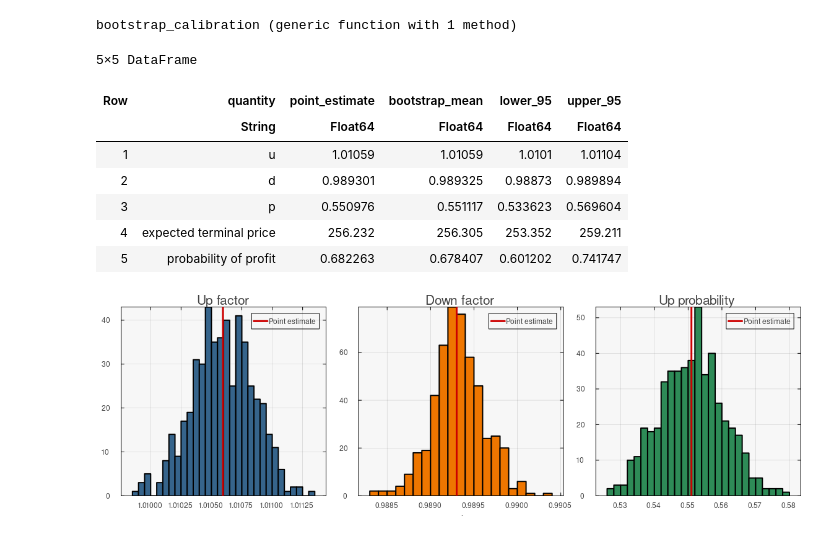
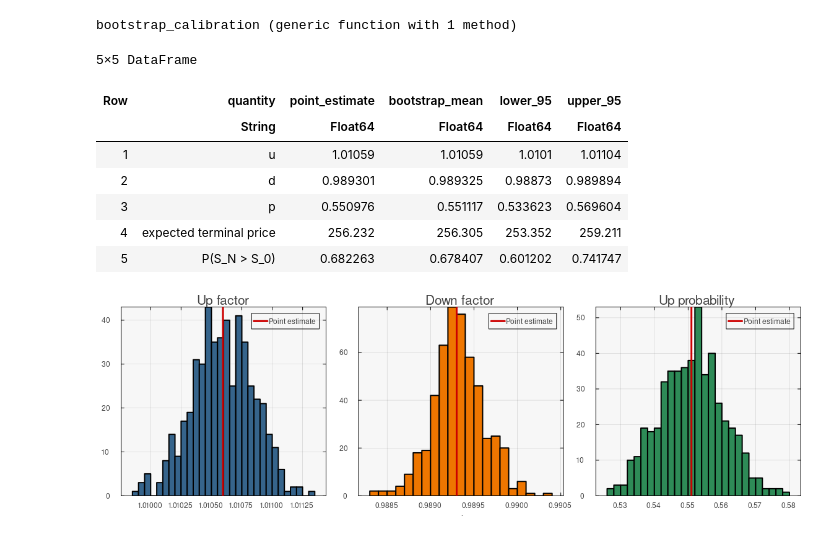
Before and after one commit to varnerlab/CHEME-5660-CourseRepository-Fall-2026, a Jupyter notebook: lectures/week-3/L3b/advanced/calibration/CHEME-5660-L3b-Advanced-Bootstrap-LatticeCalibration-Fall-2026.ipynb, the cells around one changed output. Drawn from its saved outputs; the diff is of its cells as text; code cells hidden in the pictures.

```diff
--- a/lectures/week-3/L3b/advanced/calibration/CHEME-5660-L3b-Advanced-Bootstrap-LatticeCalibration-Fall-2026.ipynb
+++ b/lectures/week-3/L3b/advanced/calibration/CHEME-5660-L3b-Advanced-Bootstrap-LatticeCalibration-Fall-2026.ipynb
@@ -88,7 +93,7 @@ function terminal_forecast(S₀::Float64, u::Float64, d::Float64, p::Float64, h:
     prices = S₀ .* u .^ k .* d .^ (h .- k)
     probabilities = pdf.(Binomial(h, p), k)
     return (expected_terminal_price = sum(prices .* probabilities),
-        probability_of_profit = sum(probabilities[prices .> S₀]))
+        probability_above_start = sum(probabilities[prices .> S₀]))
 end
 
 S₀ = Float64(last(firm_data.volume_weighted_average_price))
@@ -96,6 +101,6 @@ horizon = 21
 point_forecast = terminal_forecast(S₀, û, d̂, p̂, horizon)
 DataFrame(ticker = ticker, starting_price = S₀, horizon_trading_days = horizon,
     expected_terminal_price = point_forecast.expected_terminal_price,
-    probability_of_profit = point_forecast.probability_of_profit)
+    probability_above_start = point_forecast.probability_above_start)
 # %% [output]
 1×5 DataFrame
@@ -135,7 +140,7 @@ function bootstrap_calibration(R::Vector{Float64}; B::Int, block_length::Int,
         forecast = terminal_forecast(S₀, u, d, p, horizon)
         push!(rows, (sample = sample_index, u = u, d = d, p = p,
             expected_terminal_price = forecast.expected_terminal_price,
-            probability_of_profit = forecast.probability_of_profit))
+            probability_above_start = forecast.probability_above_start))
     end
     return DataFrame(rows)
 end
@@ -144,29 +149,29 @@ bootstrap_calibration (generic function with 1 method)
 # %%
 B = 500
 iid_bootstrap = bootstrap_calibration(growth_rates; B = B, block_length = 1,
     seed = 5660, S₀ = S₀, horizon = horizon)
 
 interval_row(label, point, values) = (quantity = label, point_estimate = point,
     bootstrap_mean = mean(values), lower_95 = quantile(values, 0.025),
     upper_95 = quantile(values, 0.975))
 
 iid_intervals = DataFrame([
     interval_row("u", û, iid_bootstrap.u),
     interval_row("d", d̂, iid_bootstrap.d),
     interval_row("p", p̂, iid_bootstrap.p),
     interval_row("expected terminal price", point_forecast.expected_terminal_price, iid_bootstrap.expected_terminal_price),
-    interval_row("probability of profit", point_forecast.probability_of_profit, iid_bootstrap.probability_of_profit),
+    interval_row("P(S_N > S_0)", point_forecast.probability_above_start, iid_bootstrap.probability_above_start),
 ])
 iid_intervals
 # %% [output]
 5×5 DataFrame
 | Row | quantity | point_estimate | bootstrap_mean | lower_95 | upper_95 |
 |  | String | Float64 | Float64 | Float64 | Float64 |
 | 1 | u | 1.01059 | 1.01059 | 1.0101 | 1.01104 |
 | 2 | d | 0.989301 | 0.989325 | 0.98873 | 0.989894 |
 | 3 | p | 0.550976 | 0.551117 | 0.533623 | 0.569604 |
 | 4 | expected terminal price | 256.232 | 256.305 | 253.352 | 259.211 |
-| 5 | probability of profit | 0.682263 | 0.678407 | 0.601202 | 0.741747 |
+| 5 | P(S_N > S_0) | 0.682263 | 0.678407 | 0.601202 | 0.741747 |
 # %%
 p_u = histogram(iid_bootstrap.u; bins = 30, color = :steelblue4, label = "", xlabel = "u", title = "Up factor")
 vline!(p_u, [û]; color = :red3, linewidth = 3, label = "Point estimate")
```
Also changed, not shown: parts of 11 cells of this notebook, 2 other files.
